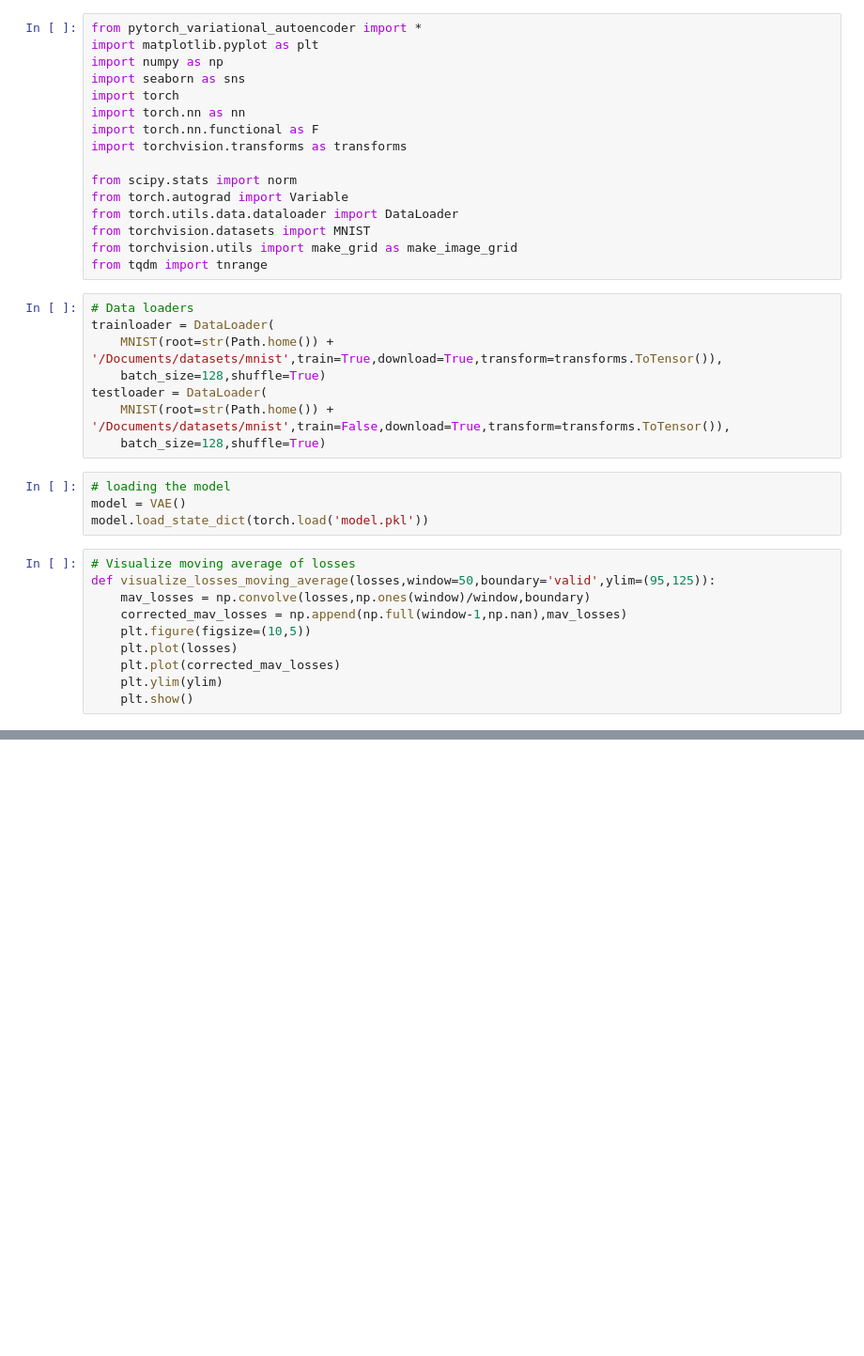
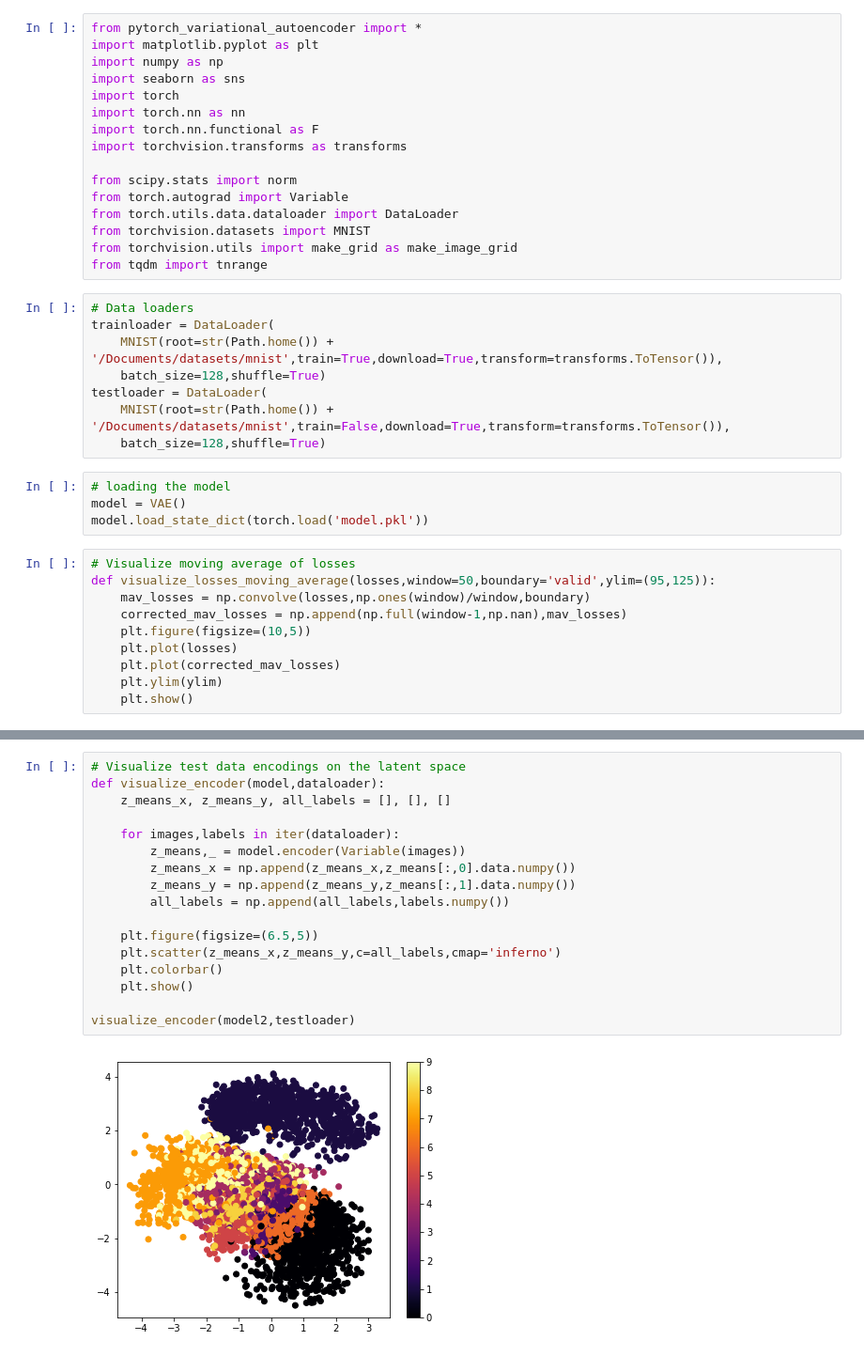
Before and after one commit to ShuvenduRoy/AutoEncoders, a Jupyter notebook: variational_autoencoders/Visualizing variational autoencoder.ipynb, the cells around one changed output, grey strips where cells are left out. Shown at 94% size. Saved outputs shown, nothing was run; the diff lists cells and outputs as text; blank space fills up the shorter version.

```diff
--- a/variational_autoencoders/Visualizing variational autoencoder.ipynb
+++ b/variational_autoencoders/Visualizing variational autoencoder.ipynb
@@ -73,0 +108,19 @@ visualize_mnist_vae(model,test_loader)
+# %%
+# Visualize test data encodings on the latent space
+def visualize_encoder(model,dataloader):
+    z_means_x, z_means_y, all_labels = [], [], []
+
+    for images,labels in iter(dataloader):
+        z_means,_ = model.encoder(Variable(images))
+        z_means_x = np.append(z_means_x,z_means[:,0].data.numpy())
+        z_means_y = np.append(z_means_y,z_means[:,1].data.numpy())
+        all_labels = np.append(all_labels,labels.numpy())
+
+    plt.figure(figsize=(6.5,5))
+    plt.scatter(z_means_x,z_means_y,c=all_labels,cmap='inferno')
+    plt.colorbar()
+    plt.show()
+
+visualize_encoder(model2,testloader)
+# %% [output]
+[figure, added]
```
Also changed, not shown: parts of 5 cells of this notebook.
